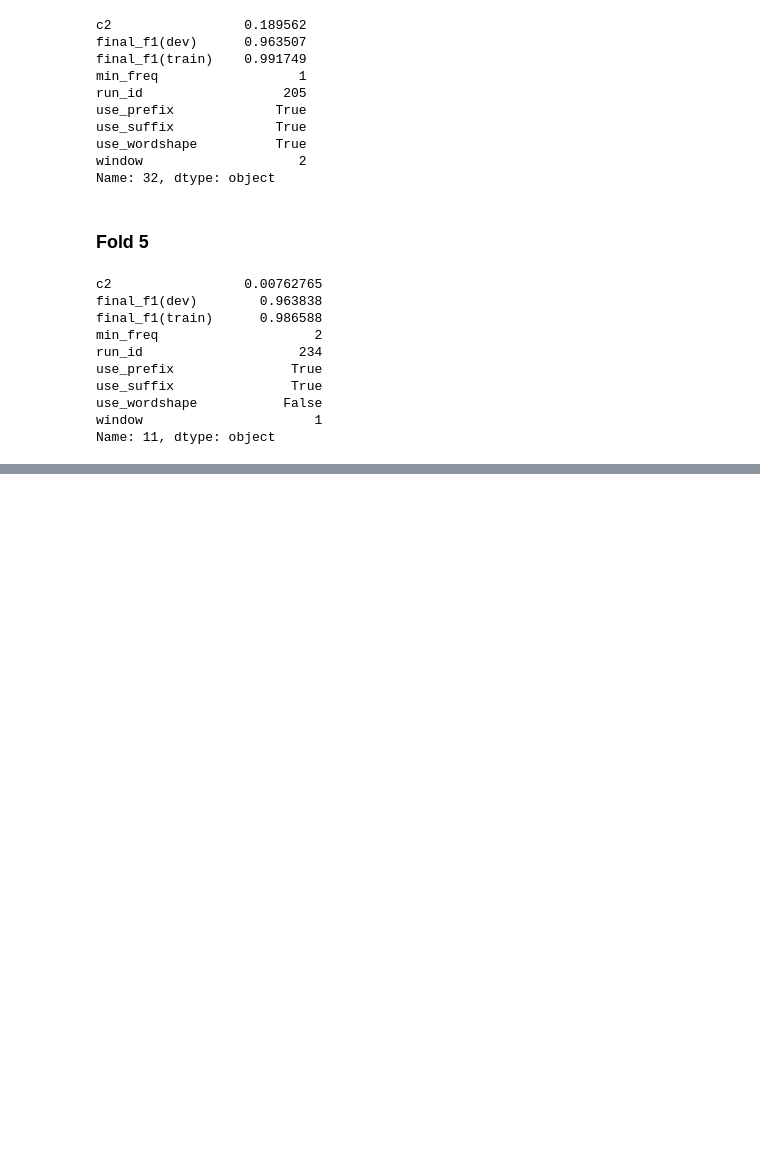
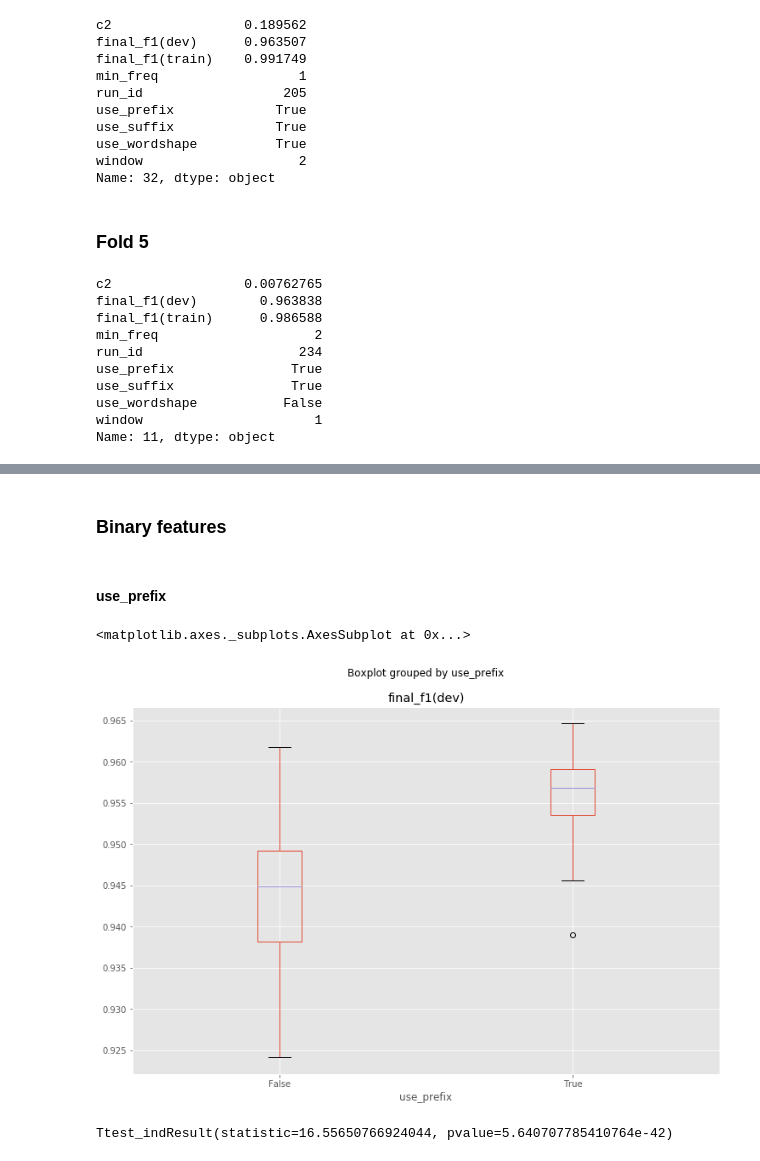
Before and after one commit to kmkurn/id-pos-tagging, a Jupyter notebook: notebooks/crf-fine-analysis.ipynb, the cells around one changed output, grey strips where cells are left out. Cells and saved outputs as stored; diff of their text form; code cells hidden in the pictures; blank space fills up the shorter version.

```diff
--- a/notebooks/crf-fine-analysis.ipynb
+++ b/notebooks/crf-fine-analysis.ipynb
@@ -6,7 +6,14 @@ from pprint import pprint
 import os
 
 from pymongo import MongoClient
+from scipy import stats
+import matplotlib.pyplot as plt
+import numpy as np
 import pandas as pd
+
+plt.style.use('ggplot')
+
+%matplotlib inline
 # %%
 client = MongoClient(os.environ['SACRED_MONGO_URL'])
 db = client[os.environ['SACRED_DB_NAME']]
@@ -144,0 +154,10 @@ Name: 11, dtype: object
+# %%
+data = defaultdict(list)
+for fold in range(1, 6):
+    run_criteria = {'experiment.name': f'id-pos-tagging-crf-fine-fold{fold}', 'status': 'COMPLETED'}
+    fold_data = get_data(run_criteria)
+    fold_data['fold'] = [fold] * len(fold_data['run_id'])
+    for key, val in fold_data.items():
+        data[key].extend(val)
+# %%
+df = pd.DataFrame(data)
@@ -144,0 +173,13 @@ Name: 11, dtype: object
+# %% [markdown]
+### Binary features
+# %% [markdown]
+#### use_prefix
+# %%
+df.boxplot(by='use_prefix', column='final_f1(dev)', figsize=(12, 8))
+# %% [output]
+<matplotlib.axes._subplots.AxesSubplot at 0x...>
+[figure, added]
+# %%
+stats.ttest_ind(df[df.use_prefix]['final_f1(dev)'], df[~df.use_prefix]['final_f1(dev)'])
+# %% [output]
+Ttest_indResult(statistic=16.55650766924044, pvalue=5.640707785410764e-42)
```
Also changed, not shown: parts of 38 cells of this notebook, 1 other file.
